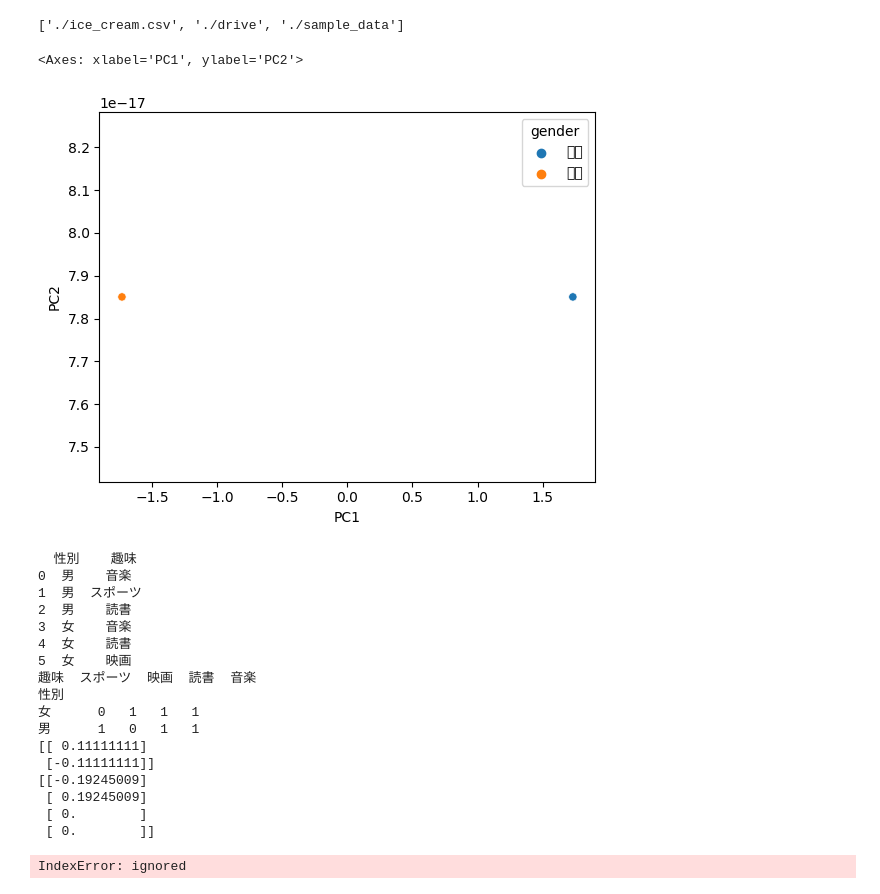
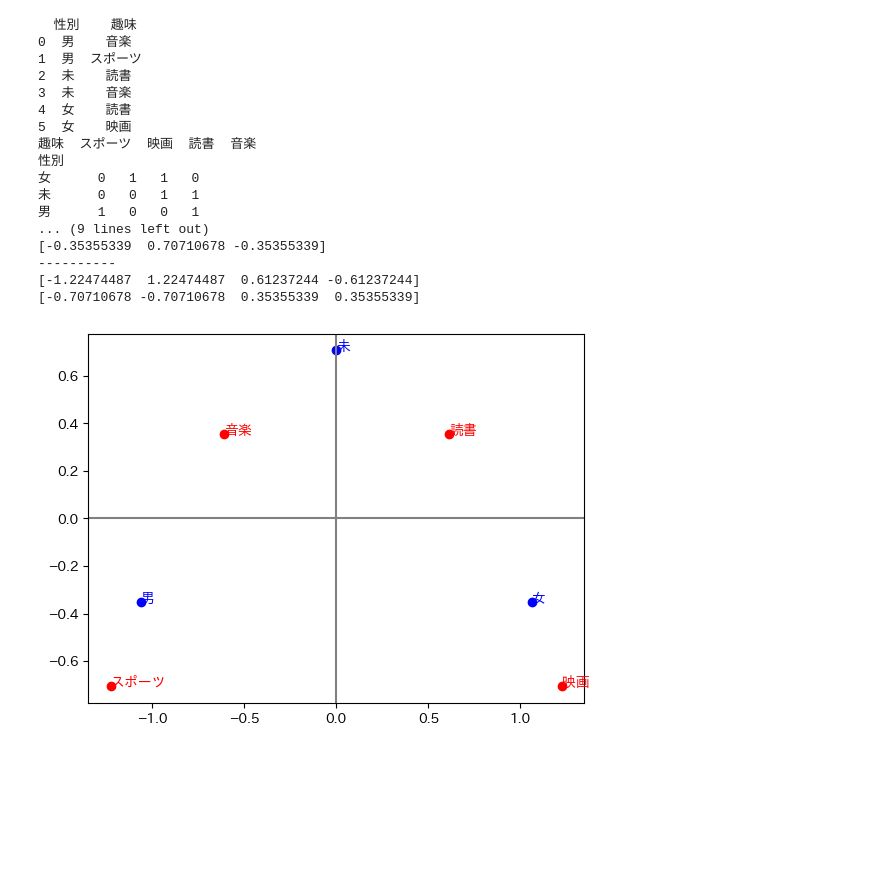
Before and after one commit to kapibara3chi/Correspondence_Analysis, a Jupyter notebook: Correspondence_Analysis.ipynb, the cells around one changed output. Saved outputs shown, nothing was run; the diff lists cells and outputs as text; code cells hidden in the pictures; blank space fills up the shorter version.

```diff
--- a/Correspondence_Analysis.ipynb
+++ b/Correspondence_Analysis.ipynb
@@ -27,93 +29,71 @@ Requirement already satisfied: six>=1.5 in /usr/local/lib/python3.10/dist-packag
-# %%
-# 必要なライブラリをインポート
-import pandas as pd
-import seaborn as sns
-from sklearn.preprocessing import StandardScaler
-from sklearn.decomposition import PCA
-import glob
-
-path_list = glob.glob('./*')
-print(path_list)
-# csvファイルからデータセットを読み込む
-df = pd.read_csv("ice_cream.csv", index_col=0)
-
-# データセットを標準化する
-scaler = StandardScaler()
-df_scaled = scaler.fit_transform(df)
-
-# PCAで二次元に次元削減する
-pca = PCA(n_components=2)
-df_pca = pca.fit_transform(df_scaled)
-
-# PCAの結果をデータフレームに変換する
-df_pca = pd.DataFrame(df_pca, columns=["PC1", "PC2"])
-df_pca["gender"] = df.index
-
-# グラフにプロットする
-sns.scatterplot(data=df_pca, x="PC1", y="PC2", hue="gender")
-# %% [output]
-['./ice_cream.csv', './drive', './sample_data']
-<Axes: xlabel='PC1', ylabel='PC2'>
-[figure, removed]
 # %%
 # ライブラリのインポート
 import pandas as pd
 import mca
 import matplotlib.pyplot as plt
+import japanize_matplotlib
 
 # クロス集計表の作成
 data = pd.DataFrame({
-    "性別": ["男", "男", "男", "女", "女", "女"],
+    "性別": ["男", "男", "未", "未", "女", "女"],
     "趣味": ["音楽", "スポーツ", "読書", "音楽", "読書", "映画"]
 })
 print(data)
 
+
 # df = pd.read_csv("ice_cream.csv", index_col=0)
-
+# print(df)
+#cross tableの作成
 table = pd.crosstab(data["性別"], data["趣味"])
 print(table)
 
 
 
 # 対応分析の実行
-mca_counts = mca.MCA(table)
+mca_counts = mca.MCA(table,benzecri=False)
 rows = mca_counts.fs_r(N=2) # 行の座標
 cols = mca_counts.fs_c(N=2) # 列の座標
 
 # 散布図の描画
 print(rows)
 print(cols)
+print("-"*10)
+print(rows[:, 0])
+print(rows[:, 1])
+print("-"*10)
+print(cols[:, 0])
+print(cols[:, 1])
 plt.scatter(rows[:, 0], rows[:, 1], c="blue") # 行のプロット
 plt.scatter(cols[:, 0], cols[:, 1], c="red") # 列のプロット
 plt.axhline(0, color="gray") # 水平軸
 plt.axvline(0, color="gray") # 垂直軸
 
 # ラベルの付与
 for label, x, y in zip(table.index, rows[:, 0], rows[:, 1]):
     plt.annotate(label, xy=(x, y), c="blue") # 行のラベル
 for label, x, y in zip(table.columns, cols[:, 0], cols[:, 1]):
     plt.annotate(label, xy=(x, y), c="red") # 列のラベル
 
 plt.show() # グラフの表示
 # %% [output]
   性別    趣味
 0  男    音楽
 1  男  スポーツ
-2  男    読書
-3  女    音楽
+2  未    読書
+3  未    音楽
 4  女    読書
 5  女    映画
 趣味  スポーツ  映画  読書  音楽
 性別
-女      0   1   1   1
-男      1   0   1   1
-[[ 0.11111111]
- [-0.11111111]]
-[[-0.19245009]
- [ 0.19245009]
- [ 0.        ]
- [ 0.        ]]
+女      0   1   1   0
+未      0   0   1   1
+男      1   0   0   1
+... (9 lines left out)
+[-0.35355339  0.70710678 -0.35355339]
+----------
+[-1.22474487  1.22474487  0.61237244 -0.61237244]
+[-0.70710678 -0.70710678  0.35355339  0.35355339]
-IndexError: ignored
+[figure, added]
 # %%
 # ライブラリのインポート
 import pandas as pd
```
Also changed, not shown: parts of 4 cells of this notebook.
